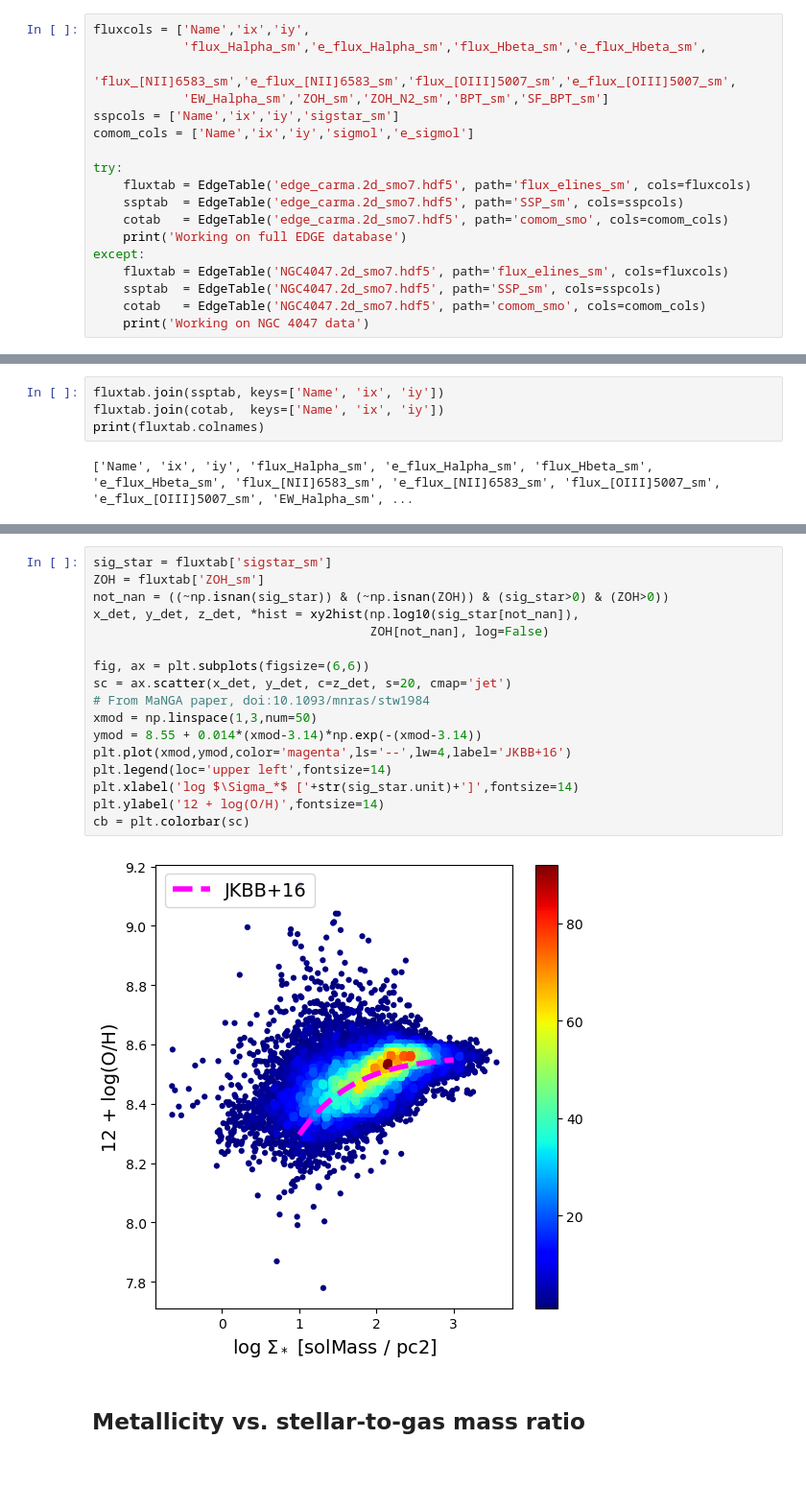
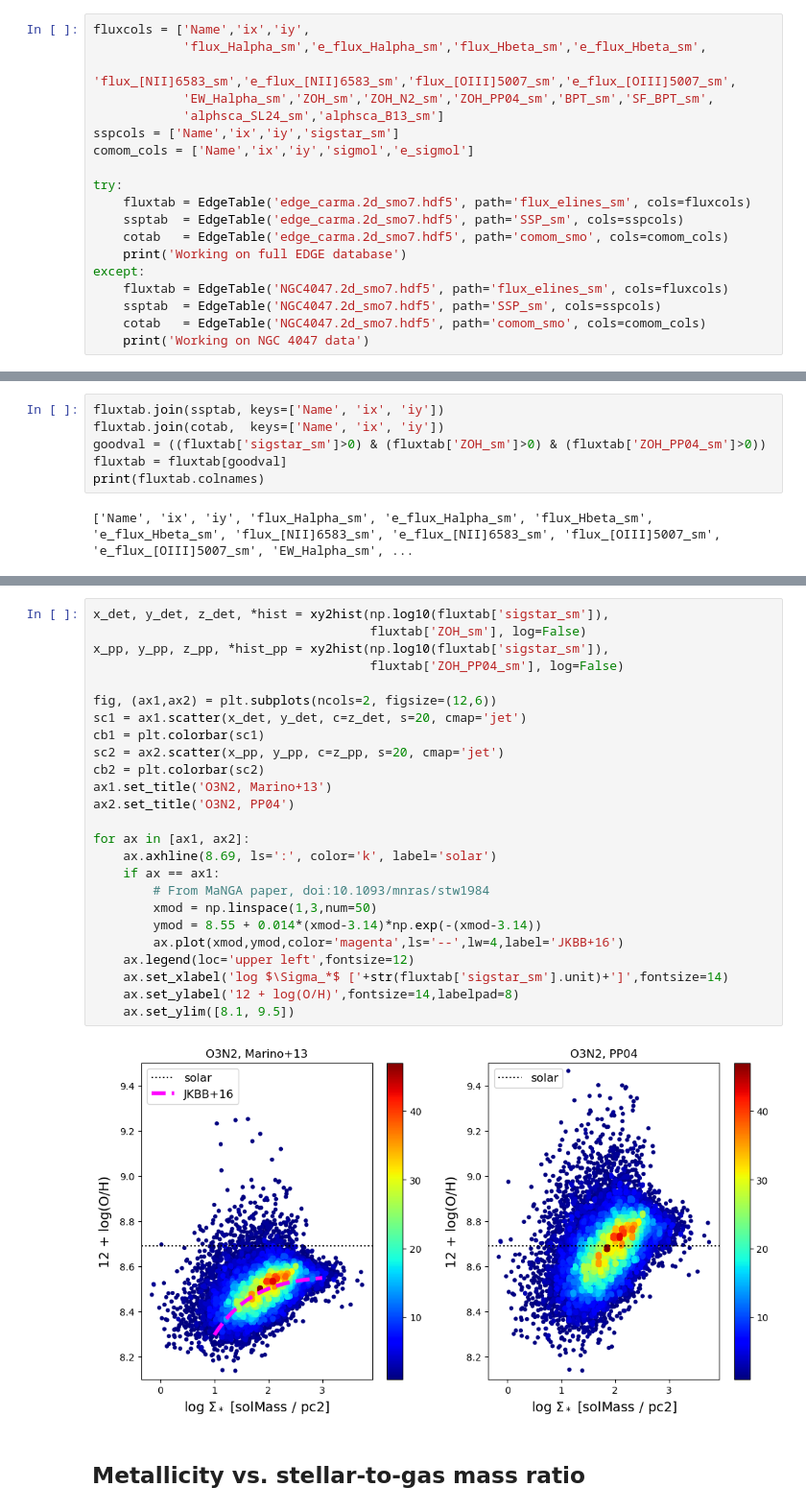
Before and after one commit to tonywong94/edge_pydb, a Jupyter notebook: demo_notebk/local_relations/Mass-metallicity.ipynb, the cells around one changed output, grey strips where cells are left out. Shown at 96% size. Saved outputs shown, nothing was run; the diff lists cells and outputs as text; blank space fills up the shorter version.

```diff
--- a/demo_notebk/local_relations/Mass-metallicity.ipynb
+++ b/demo_notebk/local_relations/Mass-metallicity.ipynb
@@ -15,7 +16,8 @@ plt.rcParams["scatter.edgecolors"] = 'none'
 fluxcols = ['Name','ix','iy',
             'flux_Halpha_sm','e_flux_Halpha_sm','flux_Hbeta_sm','e_flux_Hbeta_sm',
             'flux_[NII]6583_sm','e_flux_[NII]6583_sm','flux_[OIII]5007_sm','e_flux_[OIII]5007_sm',
-            'EW_Halpha_sm','ZOH_sm','ZOH_N2_sm','BPT_sm','SF_BPT_sm']
+            'EW_Halpha_sm','ZOH_sm','ZOH_N2_sm','ZOH_PP04_sm','BPT_sm','SF_BPT_sm',
+            'alphsca_SL24_sm','alphsca_B13_sm']
 sspcols = ['Name','ix','iy','sigstar_sm']
 comom_cols = ['Name','ix','iy','sigmol','e_sigmol']
 
@@ -36,6 +38,8 @@ Working on full EDGE database
 # %%
 fluxtab.join(ssptab, keys=['Name', 'ix', 'iy'])
 fluxtab.join(cotab,  keys=['Name', 'ix', 'iy'])
+goodval = ((fluxtab['sigstar_sm']>0) & (fluxtab['ZOH_sm']>0) & (fluxtab['ZOH_PP04_sm']>0))
+fluxtab = fluxtab[goodval]
 print(fluxtab.colnames)
 # %% [output]
 ['Name', 'ix', 'iy', 'flux_Halpha_sm', 'e_flux_Halpha_sm', 'flux_Hbeta_sm', 'e_flux_Hbeta_sm', 'flux_[NII]6583_sm', 'e_flux_[NII]6583_sm', 'flux_[OIII]5007_sm', 'e_flux_[OIII]5007_sm', 'EW_Halpha_sm', ...
@@ -67,22 +71,30 @@ EdgeTable length=231125
 # %%
-sig_star = fluxtab['sigstar_sm']
-ZOH = fluxtab['ZOH_sm']
-not_nan = ((~np.isnan(sig_star)) & (~np.isnan(ZOH)) & (sig_star>0) & (ZOH>0))
-x_det, y_det, z_det, *hist = xy2hist(np.log10(sig_star[not_nan]),
-                                     ZOH[not_nan], log=False)
+x_det, y_det, z_det, *hist = xy2hist(np.log10(fluxtab['sigstar_sm']),
+                                     fluxtab['ZOH_sm'], log=False)
+x_pp, y_pp, z_pp, *hist_pp = xy2hist(np.log10(fluxtab['sigstar_sm']),
+                                     fluxtab['ZOH_PP04_sm'], log=False)
 
-fig, ax = plt.subplots(figsize=(6,6))
-sc = ax.scatter(x_det, y_det, c=z_det, s=20, cmap='jet')
-# From MaNGA paper, doi:10.1093/mnras/stw1984
-xmod = np.linspace(1,3,num=50)
-ymod = 8.55 + 0.014*(xmod-3.14)*np.exp(-(xmod-3.14))
-plt.plot(xmod,ymod,color='magenta',ls='--',lw=4,label='JKBB+16')
-plt.legend(loc='upper left',fontsize=14)
-plt.xlabel('log $\Sigma_*$ ['+str(sig_star.unit)+']',fontsize=14)
-plt.ylabel('12 + log(O/H)',fontsize=14)
-cb = plt.colorbar(sc)
+fig, (ax1,ax2) = plt.subplots(ncols=2, figsize=(12,6))
+sc1 = ax1.scatter(x_det, y_det, c=z_det, s=20, cmap='jet')
+cb1 = plt.colorbar(sc1)
+sc2 = ax2.scatter(x_pp, y_pp, c=z_pp, s=20, cmap='jet')
+cb2 = plt.colorbar(sc2)
+ax1.set_title('O3N2, Marino+13')
+ax2.set_title('O3N2, PP04')
+
+for ax in [ax1, ax2]:
+    ax.axhline(8.69, ls=':', color='k', label='solar')
+    if ax == ax1:
+        # From MaNGA paper, doi:10.1093/mnras/stw1984
+        xmod = np.linspace(1,3,num=50)
+        ymod = 8.55 + 0.014*(xmod-3.14)*np.exp(-(xmod-3.14))
+        ax.plot(xmod,ymod,color='magenta',ls='--',lw=4,label='JKBB+16')
+    ax.legend(loc='upper left',fontsize=12)
+    ax.set_xlabel('log $\Sigma_*$ ['+str(fluxtab['sigstar_sm'].unit)+']',fontsize=14)
+    ax.set_ylabel('12 + log(O/H)',fontsize=14,labelpad=8)
+    ax.set_ylim([8.1, 9.5])
 # %% [output]
-[figure, old version]
+[figure, new version]
 # %% [markdown]
 ## Metallicity vs. stellar-to-gas mass ratio
 # %%
```
Also changed, not shown: parts of 23 cells of this notebook, 15 other files.
